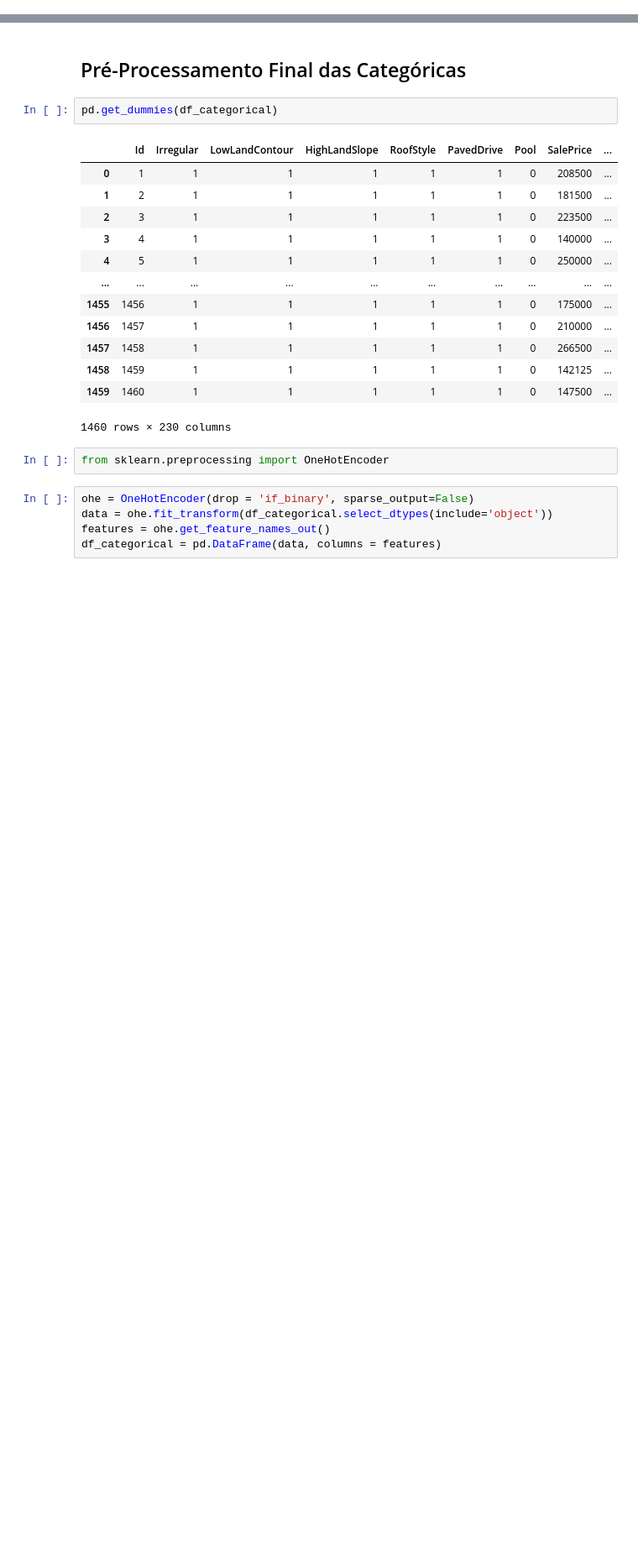
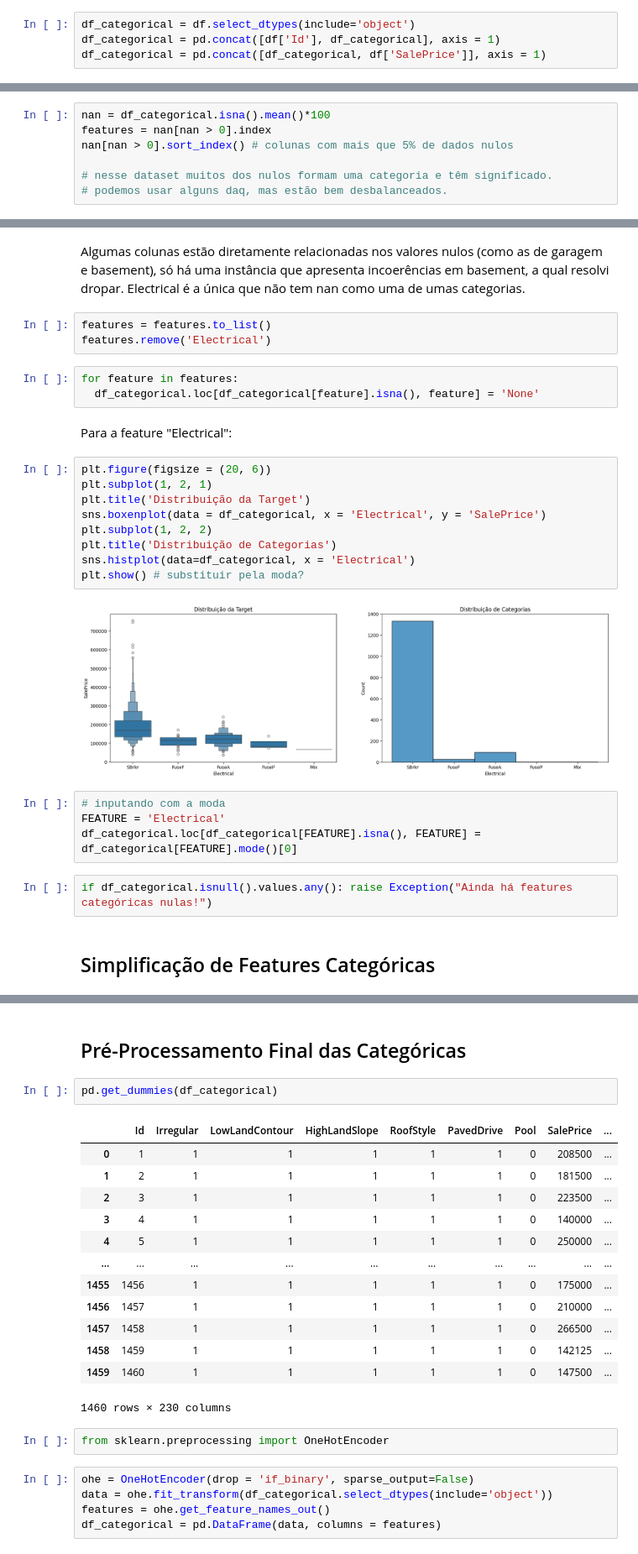
Before and after one commit to maris-silva/competicao_DS, a Jupyter notebook: advanced_sales_prices.ipynb, the cells around one changed output, grey strips where cells are left out. Shown at 84% size. Cells and saved outputs as stored; diff of their text form; blank space fills up the shorter version.

```diff
--- a/advanced_sales_prices.ipynb
+++ b/advanced_sales_prices.ipynb
@@ -0,0 +46,4 @@
+# %%
+df_categorical = df.select_dtypes(include='object')
+df_categorical = pd.concat([df['Id'], df_categorical], axis = 1)
+df_categorical = pd.concat([df_categorical, df['SalePrice']], axis = 1)
@@ -0,0 +66,7 @@
+# %%
+nan = df_categorical.isna().mean()*100
+features = nan[nan > 0].index
+nan[nan > 0].sort_index() # colunas com mais que 5% de dados nulos
+
+# nesse dataset muitos dos nulos formam uma categoria e têm significado.
+# podemos usar alguns daq, mas estão bem desbalanceados.
@@ -0,0 +91,29 @@
+# %% [markdown]
+Algumas colunas estão diretamente relacionadas nos valores nulos (como as de garagem e basement), só há uma instância que apresenta incoerências em basement, a qual resolvi dropar. Electrical é a única que não tem nan como uma de umas categorias.
+# %%
+features = features.to_list()
+features.remove('Electrical')
+# %%
+for feature in features:
+  df_categorical.loc[df_categorical[feature].isna(), feature] = 'None'
+# %% [markdown]
+Para a feature "Electrical":
+# %%
+plt.figure(figsize = (20, 6))
+plt.subplot(1, 2, 1)
+plt.title('Distribuição da Target')
+sns.boxenplot(data = df_categorical, x = 'Electrical', y = 'SalePrice')
+plt.subplot(1, 2, 2)
+plt.title('Distribuição de Categorias')
+sns.histplot(data=df_categorical, x = 'Electrical')
+plt.show() # substituir pela moda?
+# %% [output]
+[figure, added]
+# %%
+# inputando com a moda
+FEATURE = 'Electrical'
+df_categorical.loc[df_categorical[FEATURE].isna(), FEATURE] = df_categorical[FEATURE].mode()[0]
+# %%
+if df_categorical.isnull().values.any(): raise Exception("Ainda há features categóricas nulas!")
+# %% [markdown]
+## Simplificação de Features Categóricas
```
Also changed, not shown: parts of 110 cells of this notebook.
